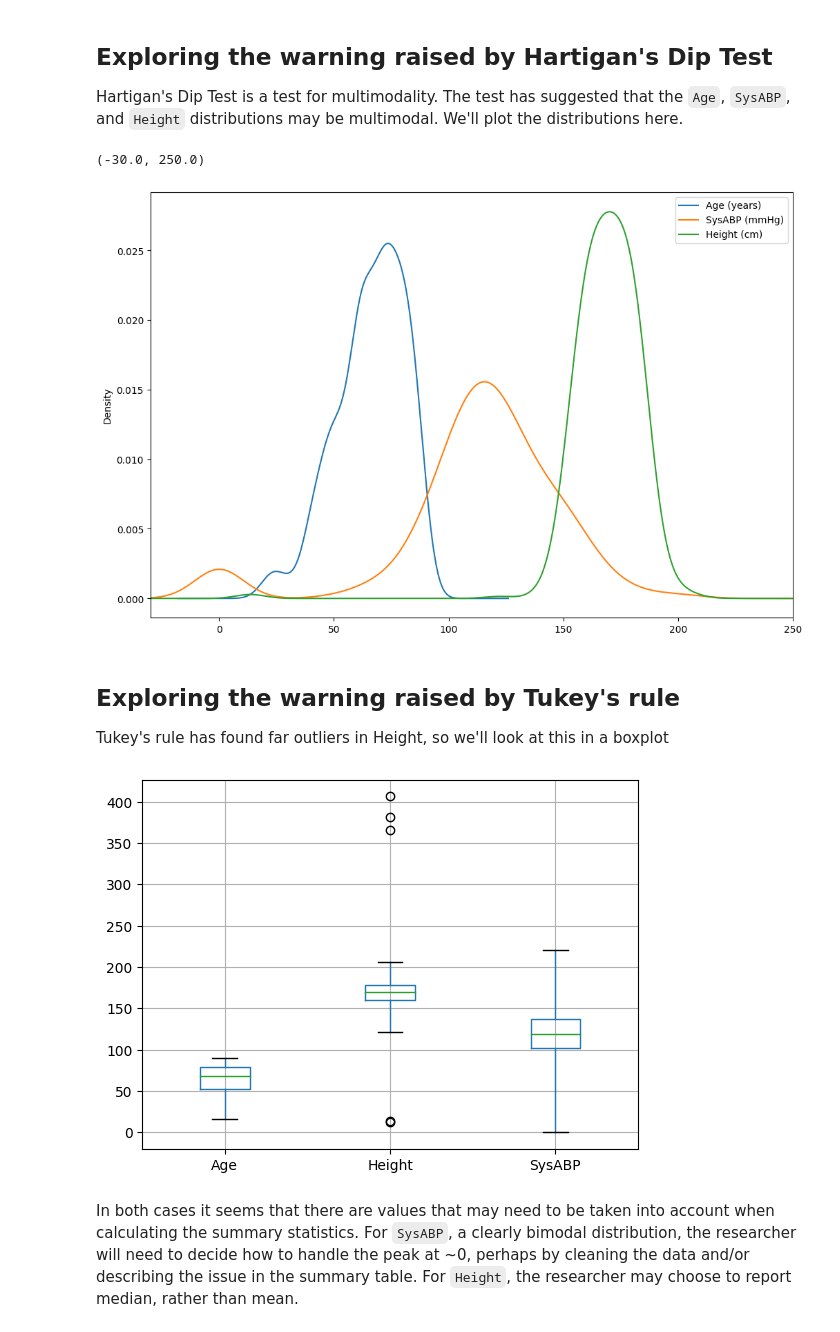
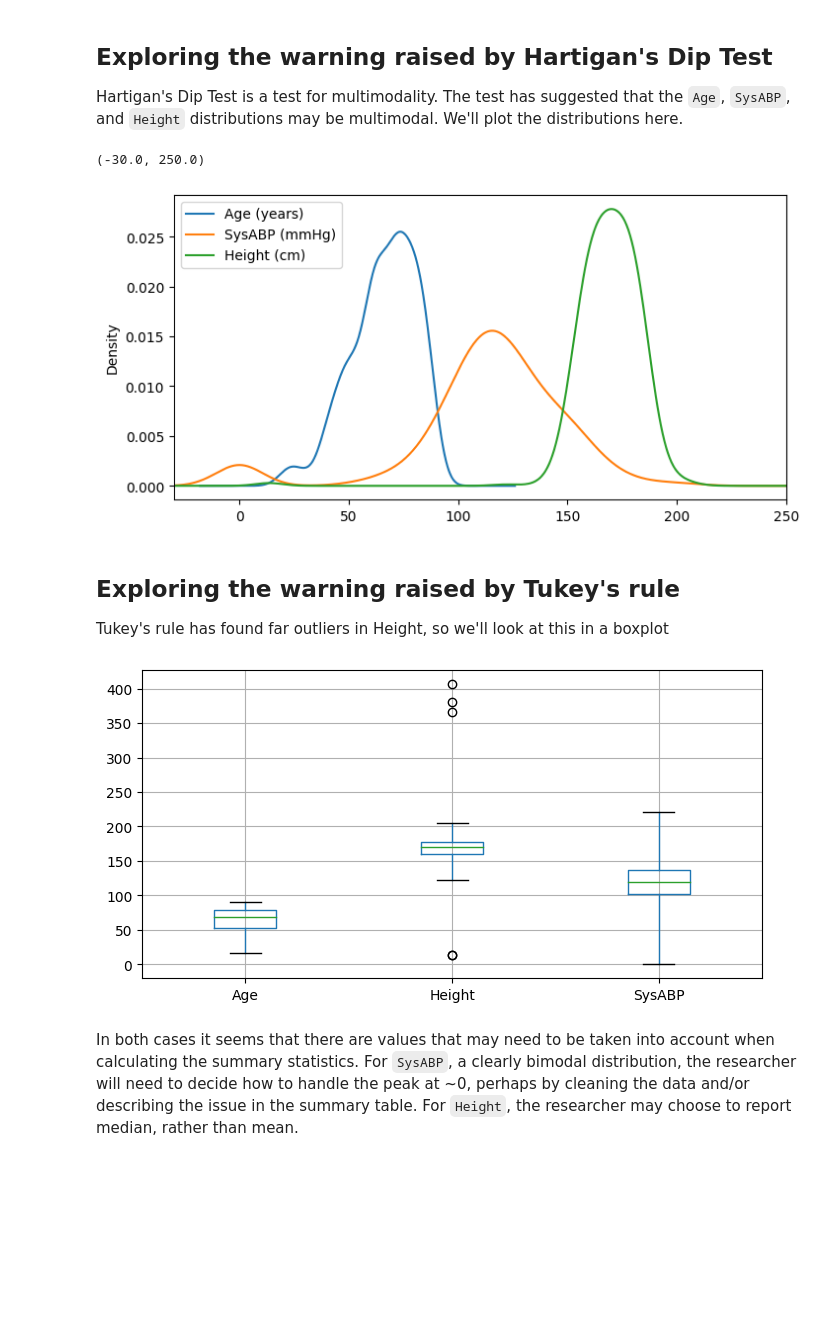
Before and after one commit to tompollard/tableone, a Jupyter notebook: tableone.ipynb, the cells around one changed output. Drawn from its saved outputs; the diff is of its cells as text; code cells hidden in the pictures; blank space fills up the shorter version.

```diff
--- a/tableone.ipynb
+++ b/tableone.ipynb
@@ -149,21 +131,21 @@ pandas.core.frame.DataFrame
 
 Hartigan's Dip Test is a test for multimodality. The test has suggested that the `Age`, `SysABP`, and `Height` distributions may be multimodal. We'll plot the distributions here.
 # %%
-data[['Age','SysABP','Height']].dropna().plot.kde(figsize=[12,8])
+data[['Age','SysABP','Height']].dropna().plot.kde(figsize=[8,4])
 plt.legend(['Age (years)', 'SysABP (mmHg)', 'Height (cm)'])
 plt.xlim([-30,250])
 # %% [output]
 (-30.0, 250.0)
-[figure, old version]
+[figure, new version]
 # %% [markdown]
 ## Exploring the warning raised by Tukey's rule
 
 Tukey's rule has found far outliers in Height, so we'll look at this in a boxplot
 # %%
-data[['Age','Height','SysABP']].boxplot(whis=3)
+data[['Age','Height','SysABP']].boxplot(whis=3, figsize=[8,4])
 plt.show()
 # %% [output]
-[figure, old version]
+[figure, new version]
 # %% [markdown]
 In both cases it seems that there are values that may need to be taken into account when calculating the summary statistics. For `SysABP`, a clearly bimodal distribution, the researcher will need to decide how to handle the peak at ~0, perhaps by cleaning the data and/or describing the issue in the summary table. For `Height`, the researcher may choose to report median, rather than mean.
 # %% [markdown]
```
Also changed, not shown: parts of 6 cells of this notebook.
